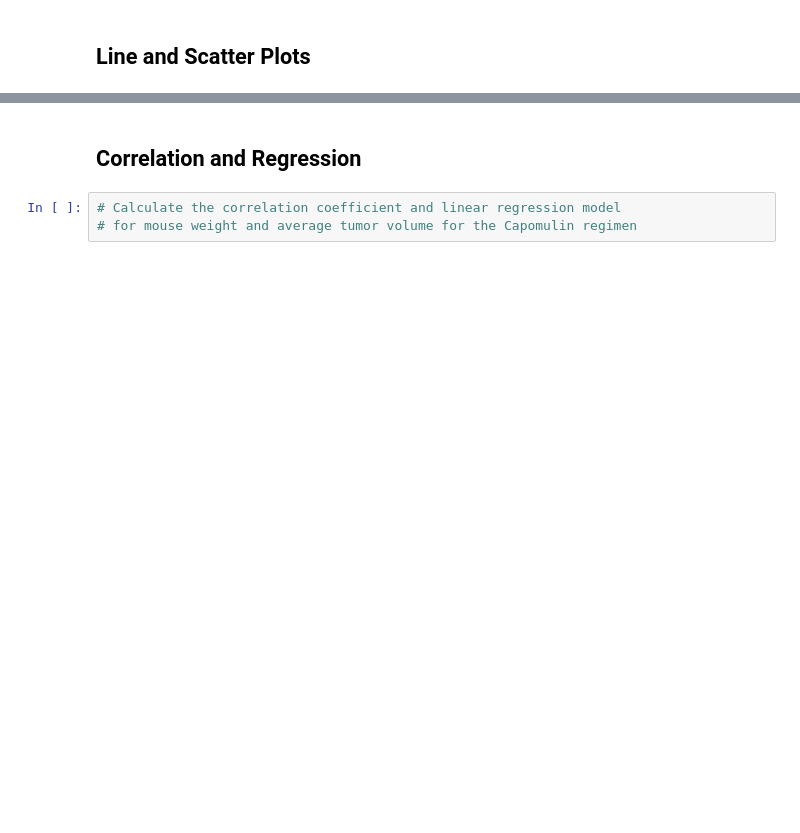
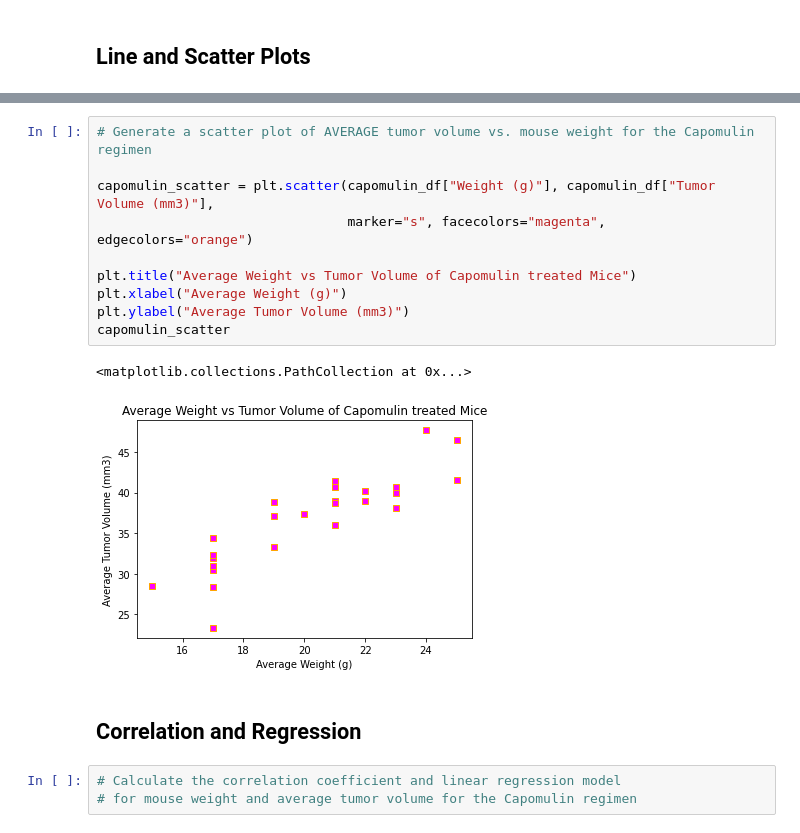
Before and after one commit to Kylmalcolm/Matplotlib_Challenge, a Jupyter notebook: Pymaceuticals/pymaceuticals_starter.ipynb, the cells around one changed output, grey strips where cells are left out. Cells and saved outputs as stored; diff of their text form; blank space fills up the shorter version.

```diff
--- a/Pymaceuticals/pymaceuticals_starter.ipynb
+++ b/Pymaceuticals/pymaceuticals_starter.ipynb
@@ -322,3 +359,16 @@ There are 0 upper outliers and 0 lower outliers.
+# %%
+# Generate a scatter plot of AVERAGE tumor volume vs. mouse weight for the Capomulin regimen
+
+capomulin_scatter = plt.scatter(capomulin_df["Weight (g)"], capomulin_df["Tumor Volume (mm3)"],
+                                marker="s", facecolors="magenta", edgecolors="orange")
+
+plt.title("Average Weight vs Tumor Volume of Capomulin treated Mice")
+plt.xlabel("Average Weight (g)")
+plt.ylabel("Average Tumor Volume (mm3)")
+capomulin_scatter
+# %% [output]
+<matplotlib.collections.PathCollection at 0x...>
+[figure, added]
 # %% [markdown]
 ## Correlation and Regression
 # %%
```
Also changed, not shown: parts of 9 cells of this notebook, 1 other file.
